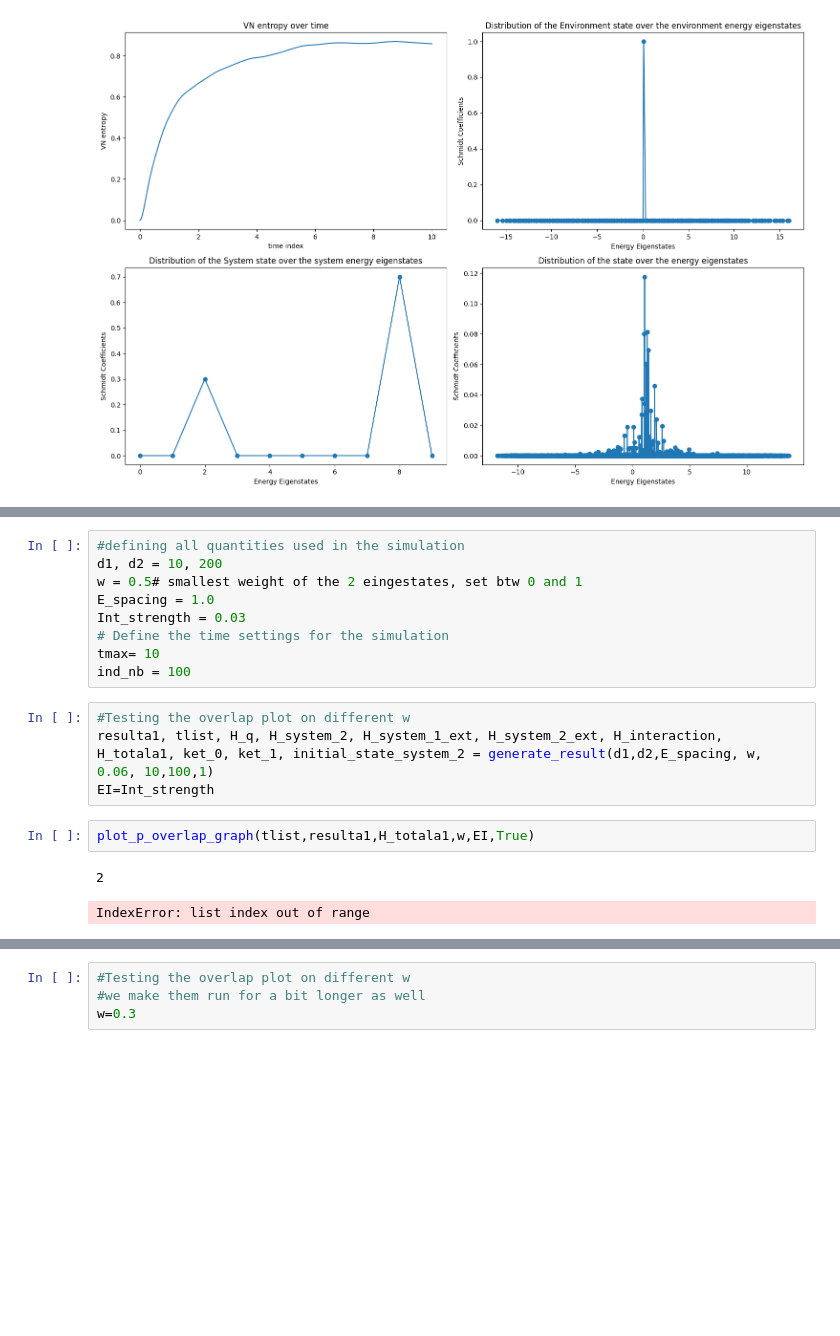
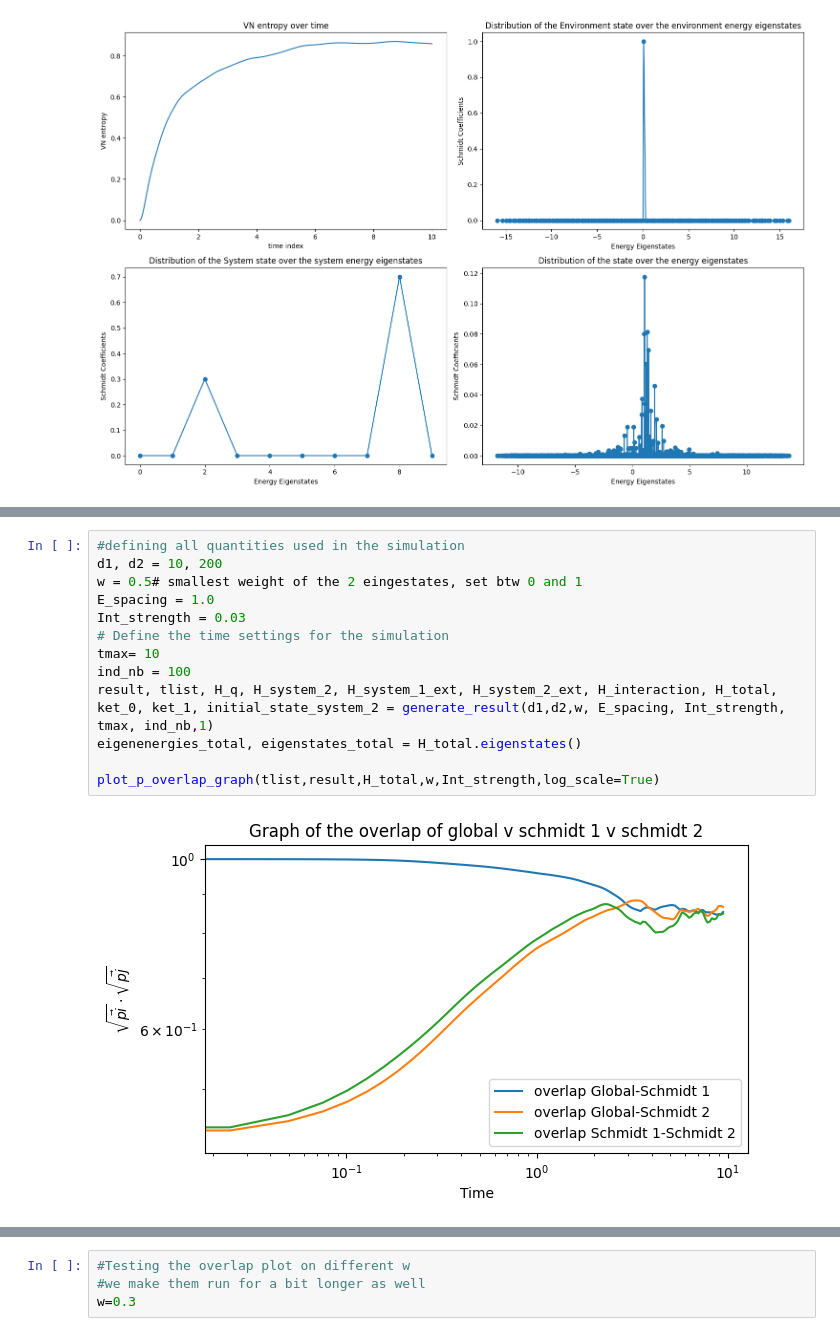
Before and after one commit to MarinAndreGirard/Quantum_Branching, a Jupyter notebook: overlap_study.ipynb, the cells around one changed output, grey strips where cells are left out. Cells and saved outputs as stored; diff of their text form; blank space fills up the shorter version.

```diff
--- a/overlap_study.ipynb
+++ b/overlap_study.ipynb
@@ -34,18 +37,15 @@ plot_p_overlap_graph(tlist,result,H_total,w,Int_strength,log_scale=False)
 # %%
 #defining all quantities used in the simulation
 d1, d2 = 10, 200
 w = 0.5# smallest weight of the 2 eingestates, set btw 0 and 1
 E_spacing = 1.0
 Int_strength = 0.03
 # Define the time settings for the simulation
 tmax= 10
 ind_nb = 100
+result, tlist, H_q, H_system_2, H_system_1_ext, H_system_2_ext, H_interaction, H_total, ket_0, ket_1, initial_state_system_2 = generate_result(d1,d2,w, E_spacing, Int_strength, tmax, ind_nb,1)
+eigenenergies_total, eigenstates_total = H_total.eigenstates()
+
+plot_p_overlap_graph(tlist,result,H_total,w,Int_strength,log_scale=True)
+# %% [output]
+[figure, added]
-# %%
-#Testing the overlap plot on different w
-resulta1, tlist, H_q, H_system_2, H_system_1_ext, H_system_2_ext, H_interaction, H_totala1, ket_0, ket_1, initial_state_system_2 = generate_result(d1,d2,E_spacing, w, 0.06, 10,100,1)
-EI=Int_strength
-# %%
-plot_p_overlap_graph(tlist,resulta1,H_totala1,w,EI,True)
-# %% [output]
-2
-IndexError: list index out of range
```
Also changed, not shown: parts of 15 cells of this notebook, 4 other files.
